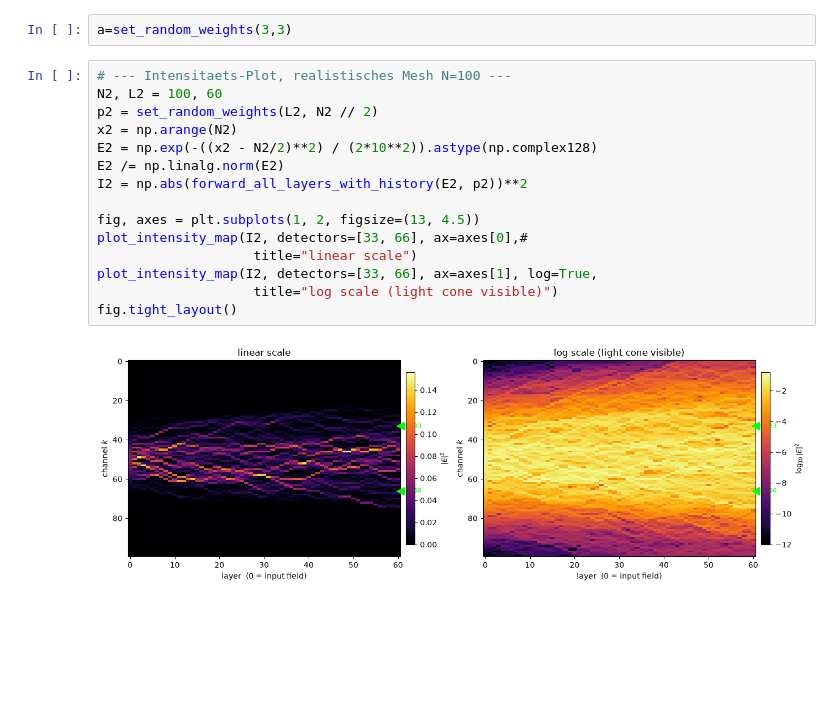
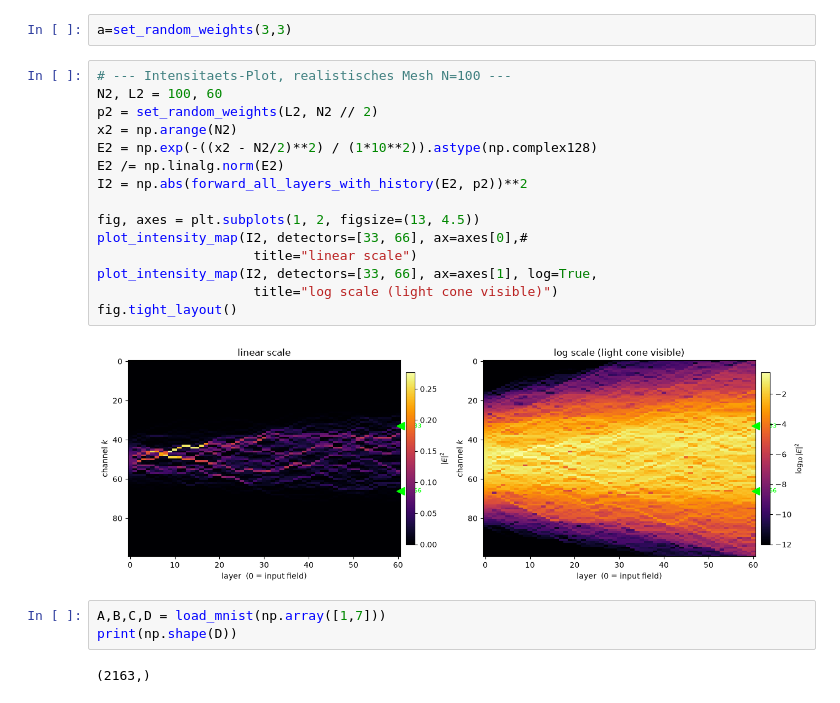
Before and after one commit to kaschdaniel/MANTIS, a Jupyter notebook: Debug.ipynb, the cells around one changed output. Cells and saved outputs as stored; diff of their text form; blank space fills up the shorter version.

```diff
--- a/Debug.ipynb
+++ b/Debug.ipynb
@@ -75,17 +75,22 @@ a=set_random_weights(3,3)
 # %%
 # --- Intensitaets-Plot, realistisches Mesh N=100 ---
 N2, L2 = 100, 60
 p2 = set_random_weights(L2, N2 // 2)
 x2 = np.arange(N2)
-E2 = np.exp(-((x2 - N2/2)**2) / (2*10**2)).astype(np.complex128)
+E2 = np.exp(-((x2 - N2/2)**2) / (1*10**2)).astype(np.complex128)
 E2 /= np.linalg.norm(E2)
 I2 = np.abs(forward_all_layers_with_history(E2, p2))**2
 
 fig, axes = plt.subplots(1, 2, figsize=(13, 4.5))
 plot_intensity_map(I2, detectors=[33, 66], ax=axes[0],#
                     title="linear scale")
 plot_intensity_map(I2, detectors=[33, 66], ax=axes[1], log=True,
                     title="log scale (light cone visible)")
 fig.tight_layout()
 # %% [output]
-[figure, old version]
+[figure, new version]
+# %%
+A,B,C,D = load_mnist(np.array([1,7]))
+print(np.shape(D))
+# %% [output]
+(2163,)
```
Also changed, not shown: 2 other files.
